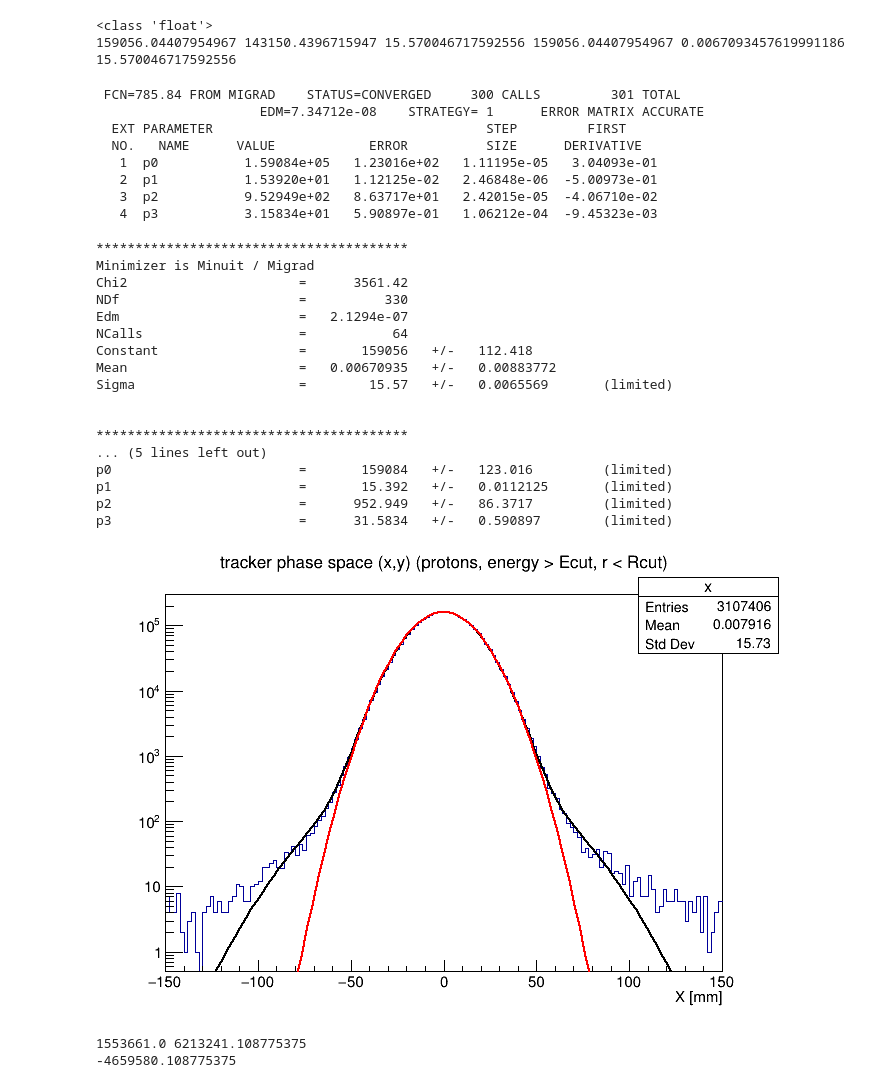
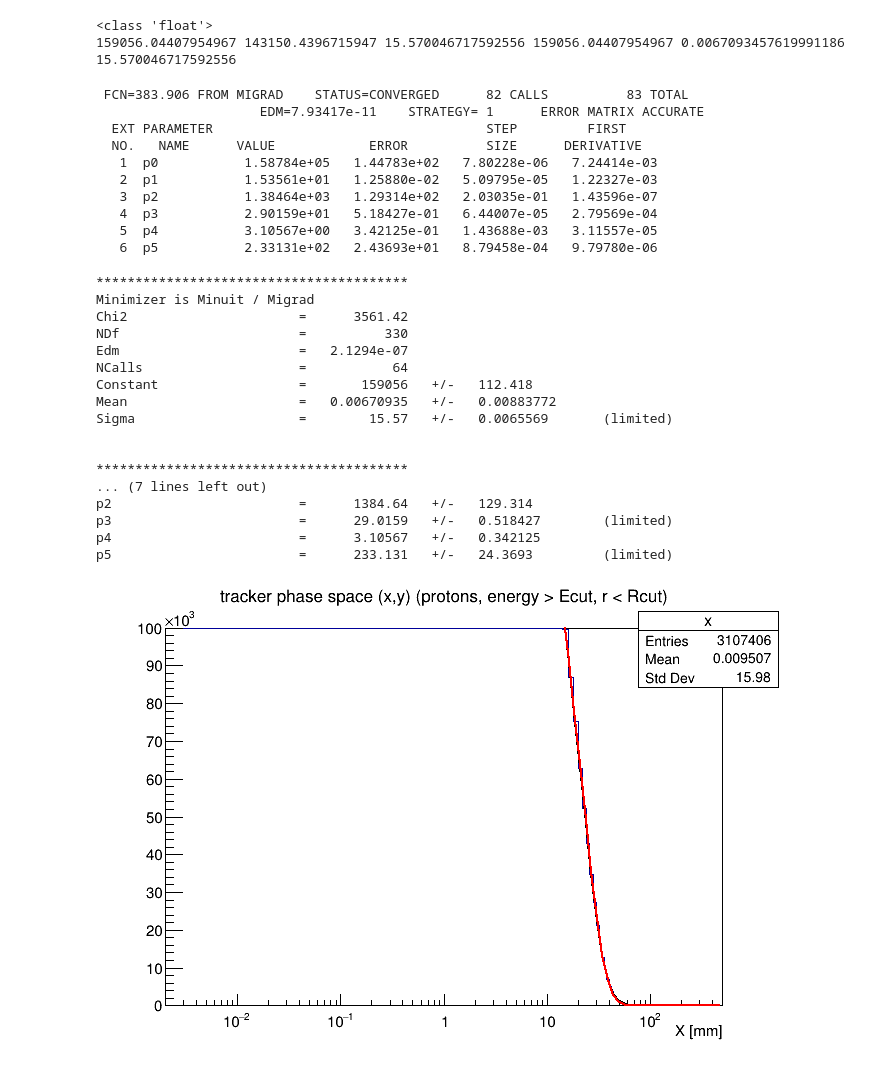
Before and after one commit to efacks68/MiniScatter, a Jupyter notebook: examples/PBWSimProjection.ipynb, the cells around one changed output. Saved outputs shown, nothing was run; the diff lists cells and outputs as text; code cells hidden in the pictures.

```diff
--- a/examples/PBWSimProjection.ipynb
+++ b/examples/PBWSimProjection.ipynb
@@ -505,7 +557,7 @@ Sigma                     =        15.57   +/-   0.0065569       (limited)
 r=0.1
 xmax=500
 #f2 = ROOT.TF1('f2','[0] * exp(-x*x/(2*[1]*[1])) + [2] * exp(-x*x/(2*[3]*[3])) + [4] * exp(-x*x/(2*[5]*[5]))',-xmax,xmax) # + [6] * exp(-x*x/(2*[7]*[7]))
-fx2 = ROOT.TF1('fx2','[0] * exp(-x*x/(2*[1]*[1])) + [2] * exp(-x*x/(2*[3]*[3]))',-xmax,xmax) # + [4] * exp(-x*x/(2*[5]*[5])) + [6] * exp(-x*x/(2*[7]*[7]))
+fx2 = ROOT.TF1('fx2','[0] * exp(-x*x/(2*[1]*[1])) + [2] * exp(-x*x/(2*[3]*[3])) + [4] * exp(-x*x/(2*[5]*[5]))',-xmax,xmax) #  + [6] * exp(-x*x/(2*[7]*[7]))
 
 print(type(r))
 fx2.SetParameters(px0*(1-r),px2,px0*r,20,px0*(1-r*r),px2)#,px0*(1-r*r*r),px2*10)
@@ -515,63 +567,65 @@ print(fx1.GetParameter(0),fx2.GetParameter(0), fx2.GetParameter(1),px0,px1,px2)
 <class 'float'>
 159056.04407954967 143150.4396715947 15.570046717592556 159056.04407954967 0.0067093457619991186 15.570046717592556
 # %%
-fx2.SetParLimits(0,px0*0.5,px0*2)
-fx2.SetParLimits(2,0.1,px0*0.5)
 x1=3
 x2=20
-fx2.SetParLimits(1,px2*0.1,px2*5)
-fx2.SetParLimits(3,px2*1.01,px2*x1)
-fx2.SetParLimits(4,0.1,px0)
-fx2.SetParLimits(5,px2*(x1+0.1),px2*x2)
+fx2.SetParLimits(0,px0*0.5,px0*2)
+#fx2.SetParLimits(1,px2*0.1,px2*5)
+#fx2.SetParLimits(2,0.1,px0*0.5)
+#fx2.SetParLimits(3,px2*1.01,px2*x1)
+#fx2.SetParLimits(4,0.1,px0)
+#fx2.SetParLimits(5,px2*(x1+0.1),px2*x2)
 #f2.SetParLimits(6,0.1,p0)
 #f2.SetParLimits(7,p2*(x2+0.1),p2*x2*20)
 fx2_res = projX.Fit(fx2, 'RS')
 #print(f1_res)
 #print(f2_res)
 # %% [output]
- FCN=785.84 FROM MIGRAD    STATUS=CONVERGED     300 CALLS         301 TOTAL
-                     EDM=7.34712e-08    STRATEGY= 1      ERROR MATRIX ACCURATE
+ FCN=383.906 FROM MIGRAD    STATUS=CONVERGED      82 CALLS          83 TOTAL
+                     EDM=7.93417e-11    STRATEGY= 1      ERROR MATRIX ACCURATE
   EXT PARAMETER                                   STEP         FIRST
   NO.   NAME      VALUE            ERROR          SIZE      DERIVATIVE
-   1  p0           1.59084e+05   1.23016e+02   1.11195e-05   3.04093e-01
-   2  p1           1.53920e+01   1.12125e-02   2.46848e-06  -5.00973e-01
-   3  p2           9.52949e+02   8.63717e+01   2.42015e-05  -4.06710e-02
-   4  p3           3.15834e+01   5.90897e-01   1.06212e-04  -9.45323e-03
+   1  p0           1.58784e+05   1.44783e+02   7.80228e-06   7.24414e-03
+   2  p1           1.53561e+01   1.25880e-02   5.09795e-05   1.22327e-03
+   3  p2           1.38464e+03   1.29314e+02   2.03035e-01   1.43596e-07
+   4  p3           2.90159e+01   5.18427e-01   6.44007e-05   2.79569e-04
+   5  p4           3.10567e+00   3.42125e-01   1.43688e-03   3.11557e-05
+   6  p5           2.33131e+02   2.43693e+01   8.79458e-04   9.79780e-06
 # %%
 cx2 = ROOT.TCanvas()
 projX.Draw()
 fx2.SetLineColor(ROOT.kBlack)
 fx2.Draw('same')
 fx1.Draw('same')
-projX.GetXaxis().SetRangeUser(-150,150)
-cx2.SetLogy()
+y=500
+projX.GetXaxis().SetRangeUser(-y,y)
+#projX.GetYaxis().SetRangeUser(0,1e5)
+cx2.SetLogx()
 cx2.Draw()
 print(fx1_res)
 print(fx2_res)
 # %% [output]
 ****************************************
 Minimizer is Minuit / Migrad
 Chi2                      =      3561.42
 NDf                       =          330
 Edm                       =   2.1294e-07
 NCalls                    =           64
 Constant                  =       159056   +/-   112.418
 Mean                      =   0.00670935   +/-   0.00883772
 Sigma                     =        15.57   +/-   0.0065569       (limited)
 
 
 ****************************************
-... (5 lines left out)
-p0                        =       159084   +/-   123.016         (limited)
-p1                        =       15.392   +/-   0.0112125       (limited)
-p2                        =      952.949   +/-   86.3717         (limited)
-p3                        =      31.5834   +/-   0.590897        (limited)
+... (7 lines left out)
+p2                        =      1384.64   +/-   129.314
+p3                        =      29.0159   +/-   0.518427        (limited)
+p4                        =      3.10567   +/-   0.342125
+p5                        =      233.131   +/-   24.3693         (limited)
-[figure, old version]
+[figure, new version]
 # %%
-print(projX.Integral(-xmax,xmax),fx2.Integral(-xmax,xmax))
-print(projX.Integral(-xmax,xmax)-fx2.Integral(-xmax,xmax))
+print(projX.Integral(projX.GetYaxis().FindBin(-y),projX.GetYaxis().FindBin(y),'width'),fx1.Integral(-y,y),fx2.Integral(-y,y))
+print(   fx2.Integral(-y,y)-fx1.Integral(-y,y))
+print(   projX.Integral(projX.GetYaxis().FindBin(-y),projX.GetYaxis().FindBin(y),'width')-fx2.Integral(-y,y))
-# %% [output]
-1553661.0 6213241.108775375
--4659580.108775375
 # %%
 1/(f2.GetParameter(2)*ROOT.sqrt(6.28))
```
Also changed, not shown: parts of 21 cells of this notebook, 1 other file.
